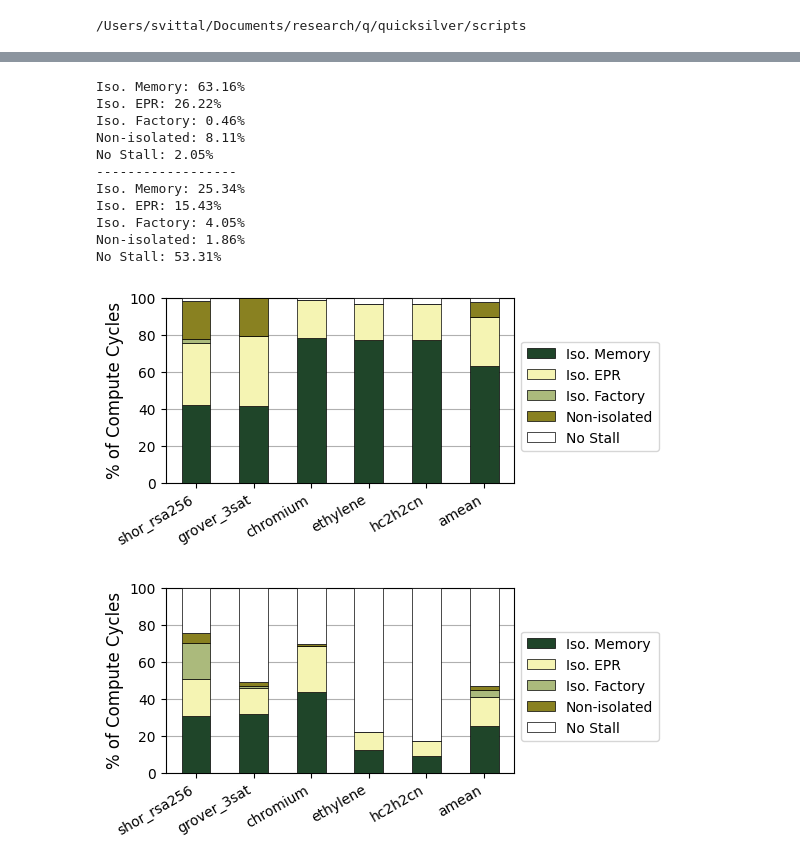
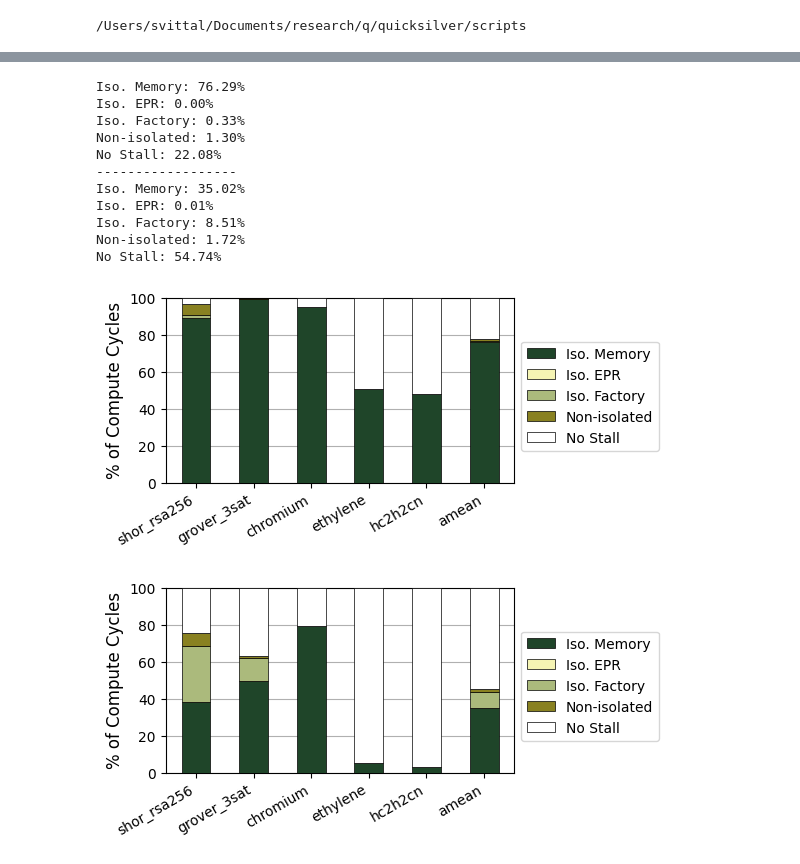
Before and after one commit to suhaskvittal/quicksilver, a Jupyter notebook: scripts/plotting.ipynb, the cells around one changed output, grey strips where cells are left out. Saved outputs shown, nothing was run; the diff lists cells and outputs as text; code cells hidden in the pictures.

```diff
--- a/scripts/plotting.ipynb
+++ b/scripts/plotting.ipynb
@@ -497,7 +450,8 @@ smf = 500, eif = 10.45319331703077, hint = 1.7016356331748463, gap closed = 0.92
 '''
 
 baseline = aggregate_stats_by_policy(f'{STATS_FOLDER}/simulation_results/baseline_a12')
-for u in [2, 4, 8, 16, -1]:
+for u in [2, 4, 8, -1]:
+    print(u)
     if u == 2:
         eif_folder = 'eif_a12'
         eif_la_folder = 'eif_la_a12'
@@ -513,7 +467,6 @@ for u in [2, 4, 8, 16, -1]:
     eif = aggregate_stats_by_policy(f'{STATS_FOLDER}/simulation_results/{eif_folder}')
     eif_la = aggregate_stats_by_policy(f'{STATS_FOLDER}/simulation_results/{eif_la_folder}')
     hint = aggregate_stats_by_policy(f'{STATS_FOLDER}/simulation_results/{hint_folder}')
-
     Y_eif, Y_eif_la, Y_hint = [], [], []
     for b in BENCHMARKS:
         b_kips = float(_nested_dict_access(baseline[b], 'CLIENT 0/KIPS'))
@@ -529,5 +482,5 @@ for u in [2, 4, 8, 16, -1]:
     hint_slowdown = sp.stats.gmean(Y_hint)
     gap_closed = 1 - (hint_slowdown-1)/(eif_la_slowdown-1)
     print(f'u = {u}, eif = {eif_slowdown}, eif-la = {eif_la_slowdown}, hint = {hint_slowdown}, gap closed = {gap_closed}')
-    print('\t', Y_eif, Y_hint)
+  #  print('\t', Y_eif, Y_hint)
 # %% [output]
@@ -544,33 +494,0 @@ u = -1, eif = 14.9603931738464, eif-la = 4.346463509886203, hint = 1.85669027212
-# %%
-'''
-    Physical qubit resource estimates
-'''
-
-def _get_qubit_count(d, benchmark) -> float:
-    qubits = float(_nested_dict_access(d[benchmark], 'COMPUTE_PHYSICAL_QUBITS'))
-    qubits += float(_nested_dict_access(d[benchmark], 'MEMORY_PHYSICAL_QUBITS'))
-    qubits += float(_nested_dict_access(d[benchmark], 'FACTORY_PHYSICAL_QUBITS'))
-    if 'ED_PHYSICAL_QUBITS' in d[benchmark]:
-        qubits += 17096#float(_nested_dict_access(d[benchmark], 'ED_PHYSICAL_QUBITS'))
-    return qubits
-
-def _get_program_qubit_count(b) -> int:
-    counts = [514, 1710, 121, 241, 289]
-    idx = BENCHMARKS.index(b)
-    return counts[idx]
-
-hint = aggregate_stats_by_policy(f'{STATS_FOLDER}/simulation_results/hint_a12')
-Y = []
-ED_FRACTION = []
-for b in BENCHMARKS:
-    Q = _get_program_qubit_count(b)
-    # forgot to account for memory subsystem routing overhead:
-    hint_correction = math.ceil((Q-12)/12) * (2*21*(21+1)) * 0.5
-
-    hint_pq_count = _get_qubit_count(hint, b) + hint_correction
-    mono_pq_count = (2*25*(25+1))*1.5*Q + float(_nested_dict_access(hint[b], 'FACTORY_PHYSICAL_QUBITS'))
-    ed_fraction = 17096 / hint_pq_count
-    print(f'{b}\tmono = {mono_pq_count}\thint = {hint_pq_count}\timprovement = {mono_pq_count/hint_pq_count}, fraction for ed = {ed_fraction}')
-    Y.append(mono_pq_count/hint_pq_count)
-    ED_FRACTION.append(ed_fraction)
-print(f'gmean improvement = {sp.stats.gmean(Y)}, gmean ed fraction = {sp.stats.gmean(ED_FRACTION)}')
@@ -621,44 +532,44 @@ def plot_stall_breakdown(ax,
 
     for bi in range(n_benchmarks + 1):
         bottom = 0.0
         for (ci, cat) in enumerate(categories):
             label = cat if bi == 0 else None
             ax.bar(benchmark_x[bi], all_fracs[bi, ci], width, bottom=bottom,
                    color=cat_colors[ci], edgecolor='k', linewidth=0.5,
                    zorder=3, label=label)
             bottom += all_fracs[bi, ci]
 
     ax.set_ylabel('% of Compute Cycles', fontsize=12)
     ax.set_ylim(0, 100)
     ax.set_xticks(benchmark_x, ticks, rotation=30, ha='right', fontsize=10)
     ax.grid(visible=True, axis='y', zorder=0)
     ax.legend(fontsize=10, ncols=1, loc='upper left', bbox_to_anchor=(1.0, 0.8))
 
-eif = aggregate_stats_by_policy(f'{STATS_FOLDER}/simulation_results/eif_a12')
-hint = aggregate_stats_by_policy(f'{STATS_FOLDER}/simulation_results/hint_a12')
+eif = aggregate_stats_by_policy(f'{STATS_FOLDER}/simulation_results/eif_la_a16')
+hint = aggregate_stats_by_policy(f'{STATS_FOLDER}/simulation_results/hint_a16')
 
 fig, ax = plt.subplots()
 fig.set_size_inches(4.5, 2.4)
 plot_stall_breakdown(ax, BENCHMARKS, TICKS, eif)
 plt.savefig(f'{PLOT_FOLDER}/v{VERSION}_eif_stall_breakdown.pdf', bbox_inches='tight')
 
 print('------------------')
 
 fig, ax = plt.subplots()
 fig.set_size_inches(4.5, 2.4)
 plot_stall_breakdown(ax, BENCHMARKS, TICKS, hint)
 plt.savefig(f'{PLOT_FOLDER}/v{VERSION}_hint_stall_breakdown.pdf', bbox_inches='tight')
 # %% [output]
-Iso. Memory: 63.16%
-Iso. EPR: 26.22%
-Iso. Factory: 0.46%
-Non-isolated: 8.11%
-No Stall: 2.05%
+Iso. Memory: 76.29%
+Iso. EPR: 0.00%
+Iso. Factory: 0.33%
+Non-isolated: 1.30%
+No Stall: 22.08%
 ------------------
-Iso. Memory: 25.34%
-Iso. EPR: 15.43%
-Iso. Factory: 4.05%
-Non-isolated: 1.86%
-No Stall: 53.31%
+Iso. Memory: 35.02%
+Iso. EPR: 0.01%
+Iso. Factory: 8.51%
+Non-isolated: 1.72%
+No Stall: 54.74%
-[figure, old version]
+[figure, new version]
-[figure, old version]
+[figure, new version]
```
Also changed, not shown: parts of 21 cells of this notebook, 4 other files.
